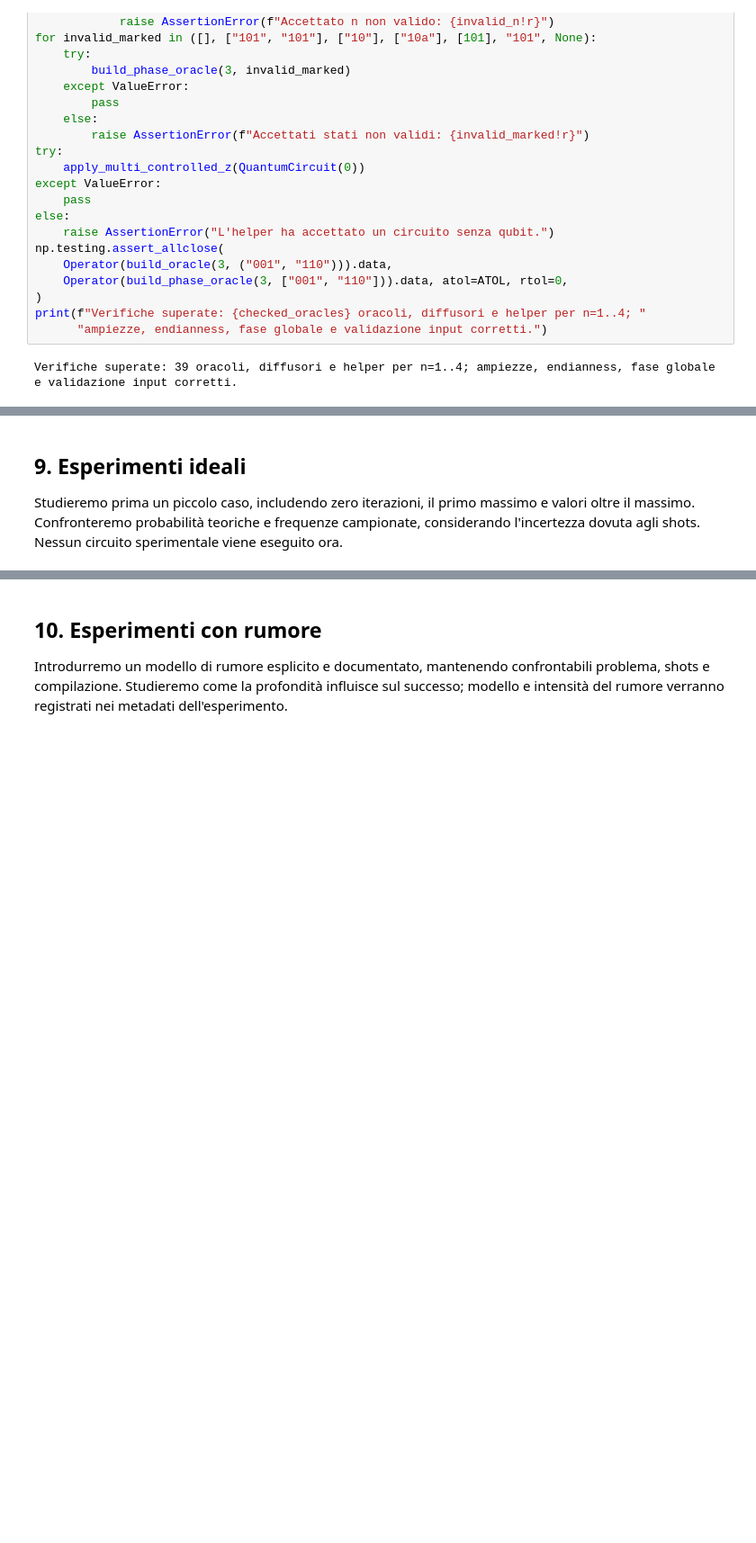
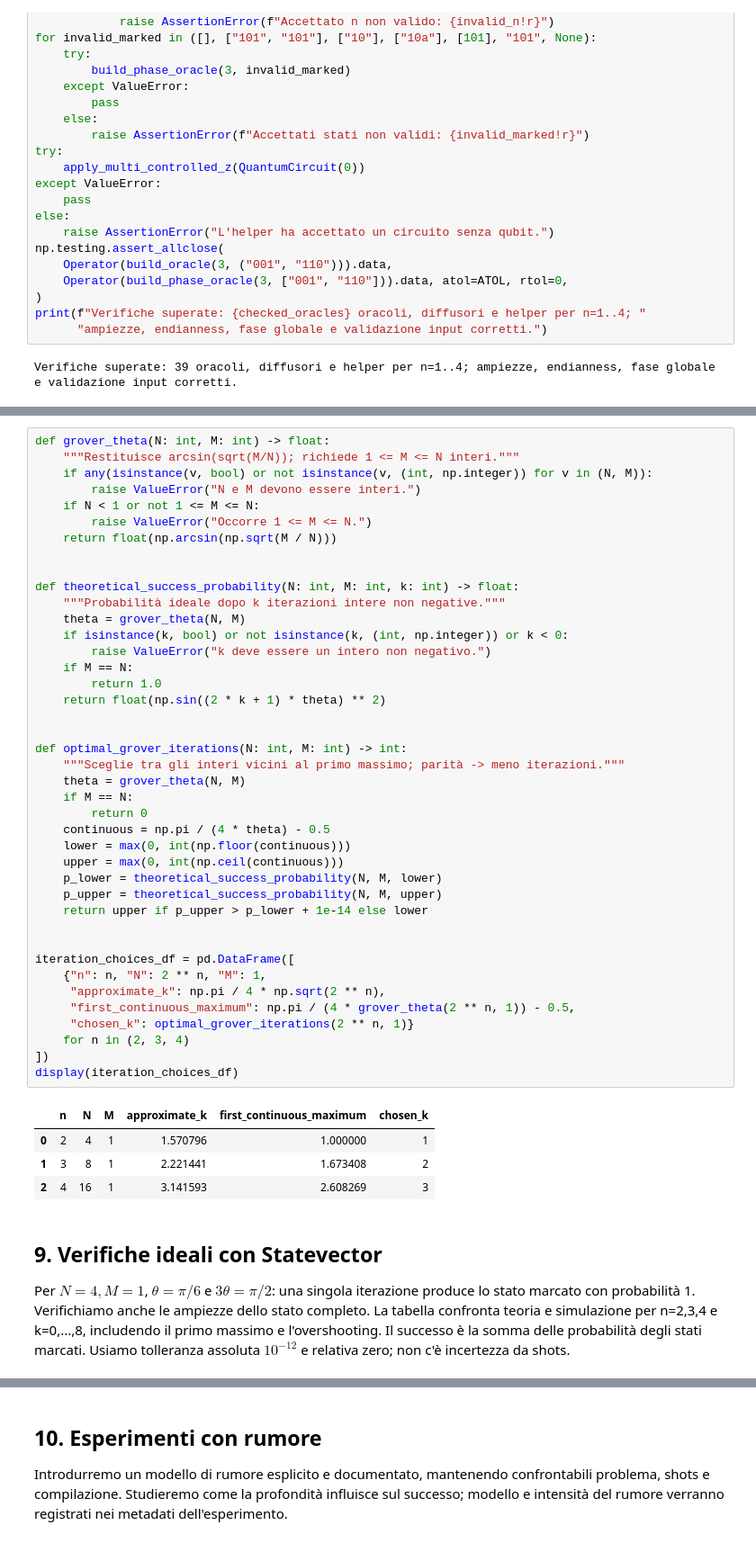
Before and after one commit to Pier2690/QuantumComputing, a Jupyter notebook: Grover.ipynb, the cells around one changed output, grey strips where cells are left out. Shown at 90% size. Cells and saved outputs as stored; diff of their text form; blank space fills up the shorter version.

```diff
--- a/Grover.ipynb
+++ b/Grover.ipynb
@@ -335,3 +366,53 @@ Questa previsione servirà a verificare i circuiti e a individuare l'overshootin
+# %%
+def grover_theta(N: int, M: int) -> float:
+    """Restituisce arcsin(sqrt(M/N)); richiede 1 <= M <= N interi."""
+    if any(isinstance(v, bool) or not isinstance(v, (int, np.integer)) for v in (N, M)):
+        raise ValueError("N e M devono essere interi.")
+    if N < 1 or not 1 <= M <= N:
+        raise ValueError("Occorre 1 <= M <= N.")
+    return float(np.arcsin(np.sqrt(M / N)))
+
+
+def theoretical_success_probability(N: int, M: int, k: int) -> float:
+    """Probabilità ideale dopo k iterazioni intere non negative."""
+    theta = grover_theta(N, M)
+    if isinstance(k, bool) or not isinstance(k, (int, np.integer)) or k < 0:
+        raise ValueError("k deve essere un intero non negativo.")
+    if M == N:
+        return 1.0
+    return float(np.sin((2 * k + 1) * theta) ** 2)
+
+
+def optimal_grover_iterations(N: int, M: int) -> int:
+    """Sceglie tra gli interi vicini al primo massimo; parità -> meno iterazioni."""
+    theta = grover_theta(N, M)
+    if M == N:
+        return 0
+    continuous = np.pi / (4 * theta) - 0.5
+    lower = max(0, int(np.floor(continuous)))
+    upper = max(0, int(np.ceil(continuous)))
+    p_lower = theoretical_success_probability(N, M, lower)
+    p_upper = theoretical_success_probability(N, M, upper)
+    return upper if p_upper > p_lower + 1e-14 else lower
+
+
+iteration_choices_df = pd.DataFrame([
+    {"n": n, "N": 2 ** n, "M": 1,
+     "approximate_k": np.pi / 4 * np.sqrt(2 ** n),
+     "first_continuous_maximum": np.pi / (4 * grover_theta(2 ** n, 1)) - 0.5,
+     "chosen_k": optimal_grover_iterations(2 ** n, 1)}
+    for n in (2, 3, 4)
+])
+display(iteration_choices_df)
+# %% [output]
+|  | n | N | M | approximate_k | first_continuous_maximum | chosen_k |
+| 0 | 2 | 4 | 1 | 1.570796 | 1.000000 | 1 |
+| 1 | 3 | 8 | 1 | 2.221441 | 1.673408 | 2 |
+| 2 | 4 | 16 | 1 | 3.141593 | 2.608269 | 3 |
 # %% [markdown]
-## 9. Esperimenti ideali
-Studieremo prima un piccolo caso, includendo zero iterazioni, il primo massimo e valori oltre il massimo. Confronteremo probabilità teoriche e frequenze campionate, considerando l'incertezza dovuta agli shots. Nessun circuito sperimentale viene eseguito ora.
+## 9. Verifiche ideali con Statevector
+Per $N=4,M=1$, $\theta=\pi/6$ e $3\theta=\pi/2$: una singola iterazione
+produce lo stato marcato con probabilità 1. Verifichiamo anche le ampiezze dello stato completo.
+La tabella confronta teoria e simulazione per n=2,3,4 e k=0,...,8, includendo il primo
+massimo e l'overshooting. Il successo è la somma delle probabilità degli stati marcati.
+Usiamo tolleranza assoluta $10^{-12}$ e relativa zero; non c'è incertezza da shots.
```
Also changed, not shown: parts of 10 cells of this notebook.
